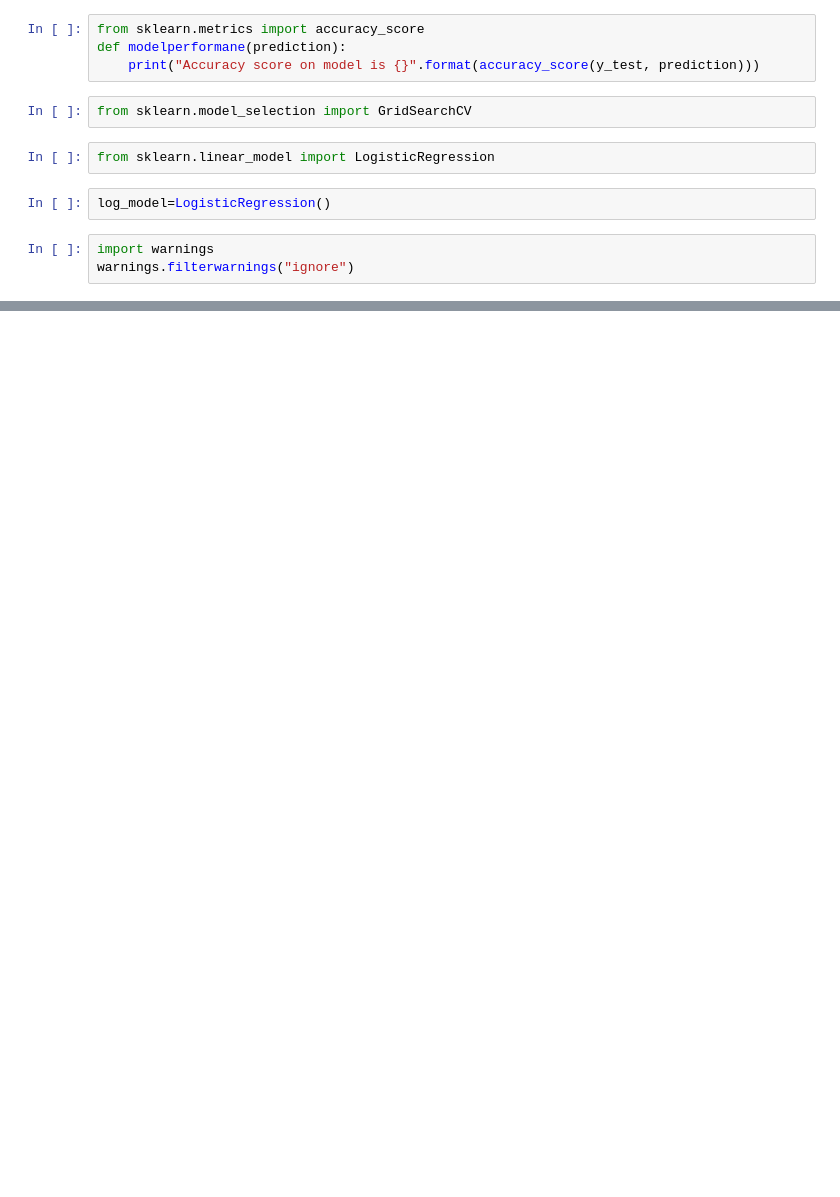
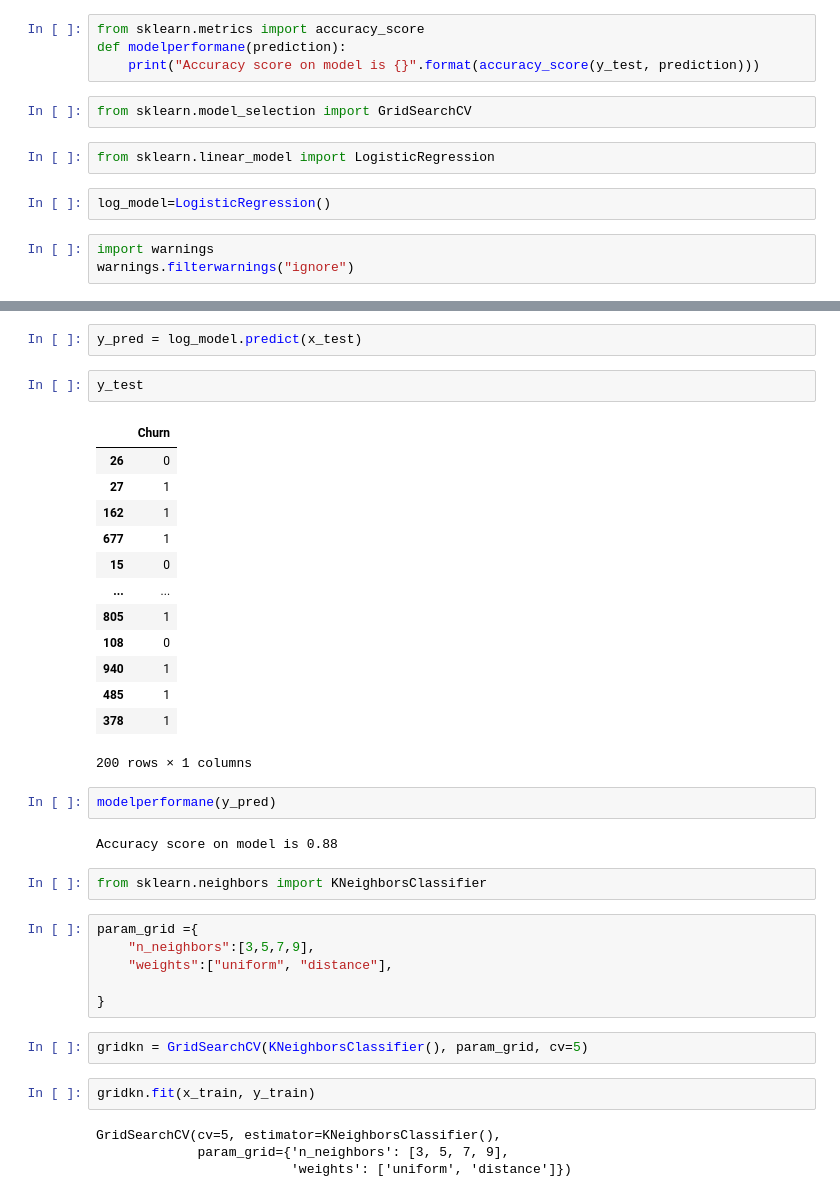
Before and after one commit to romirthakur/churn-prediction, a Jupyter notebook: notebook.ipynb, the cells around one changed output, grey strips where cells are left out. Saved outputs shown, nothing was run; the diff lists cells and outputs as text; blank space fills up the shorter version.

Commit message:
churn prediction

```diff
--- a/notebook.ipynb
+++ b/notebook.ipynb
@@ -353,0 +368,38 @@ ValueError: y should be a 1d array, got an array of shape (800, 2) instead.
+# %%
+y_pred = log_model.predict(x_test)
+# %%
+y_test
+# %% [output]
+|  | Churn |
+| 26 | 0 |
+| 27 | 1 |
+| 162 | 1 |
+| 677 | 1 |
+| 15 | 0 |
+| ... | ... |
+| 805 | 1 |
+| 108 | 0 |
+| 940 | 1 |
+| 485 | 1 |
+| 378 | 1 |
+200 rows × 1 columns
+# %%
+modelperformane(y_pred)
+# %% [output]
+Accuracy score on model is 0.88
+# %%
+from sklearn.neighbors import KNeighborsClassifier
+# %%
+param_grid ={
+    "n_neighbors":[3,5,7,9],
+    "weights":["uniform", "distance"],
+
+}
+# %%
+gridkn = GridSearchCV(KNeighborsClassifier(), param_grid, cv=5)
+# %%
+gridkn.fit(x_train, y_train)
+# %% [output]
+GridSearchCV(cv=5, estimator=KNeighborsClassifier(),
+             param_grid={'n_neighbors': [3, 5, 7, 9],
+                         'weights': ['uniform', 'distance']})
```
Also changed, not shown: parts of 23 cells of this notebook, 1 other file.
